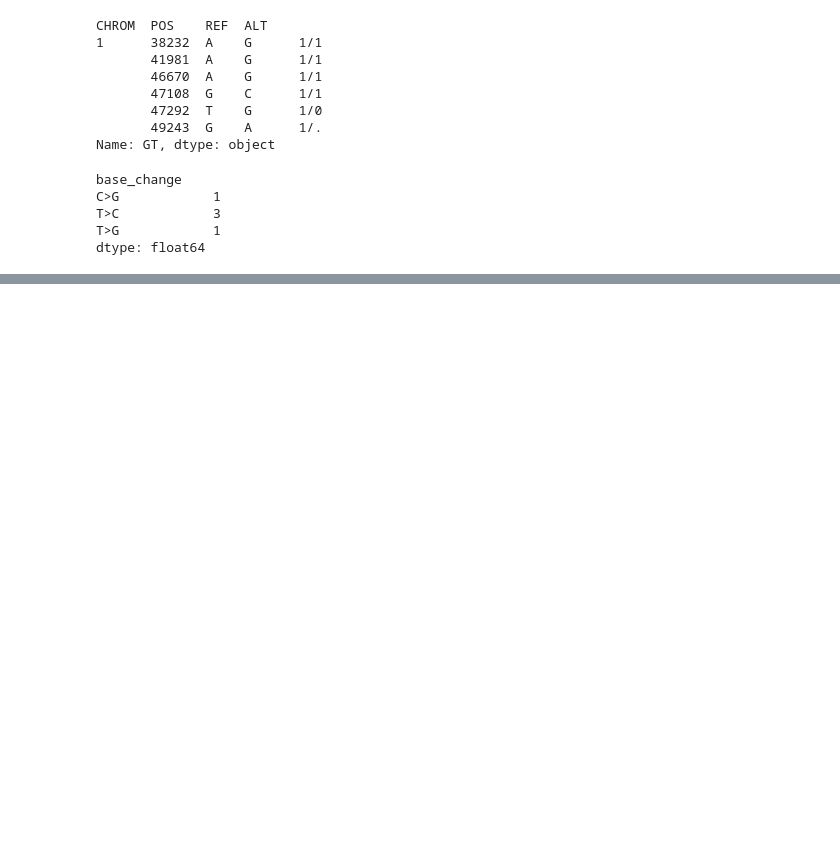
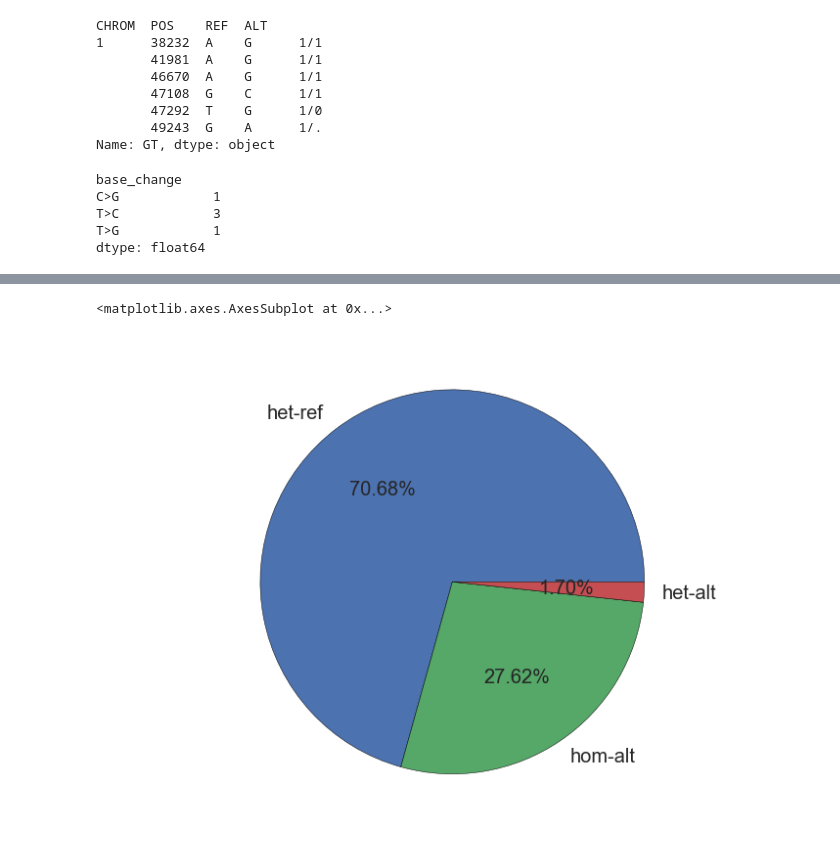
Before and after one commit to Schork-Lab/cg-classifier, a Jupyter notebook: ipynb/example_statistics.ipynb, the cells around one changed output, grey strips where cells are left out. Cells and saved outputs as stored; diff of their text form; code cells hidden in the pictures; blank space fills up the shorter version.

```diff
--- a/ipynb/example_statistics.ipynb
+++ b/ipynb/example_statistics.ipynb
@@ -45,0 +50,4 @@ example_stats.save('../data/example_stats.pickle')
+# %%
+e_stats_df = example_stats.df.copy()
+e_stats_df['AD_1'] = e_stats_df['AD_1'].astype(float)
+e_stats_df['AD_2'] = e_stats_df['AD_2'].astype(float)
@@ -45,0 +99,7 @@ example_stats.save('../data/example_stats.pickle')
+# %%
+matplotlib.pyplot.axis("equal")
+e_stats_df['zygosity'].value_counts().plot(kind='pie',autopct="%1.2f%%", fontsize=20)
+#e_stats_df['zygosity'].value_counts().plot(kind='pie',autopct="%1.1f%%",fontsize=16)
+# %% [output]
+<matplotlib.axes.AxesSubplot at 0x...>
+[figure, added]
```
Also changed, not shown: parts of 18 cells of this notebook.
